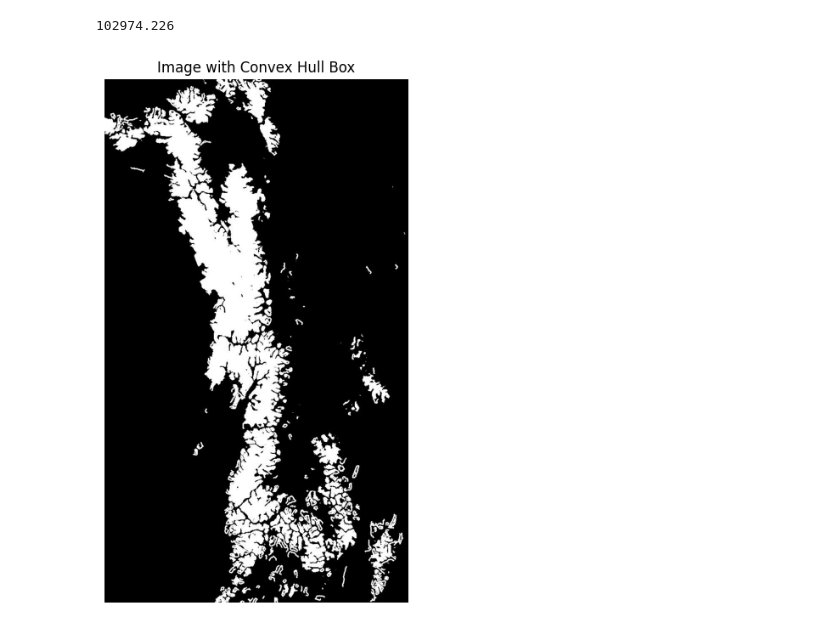
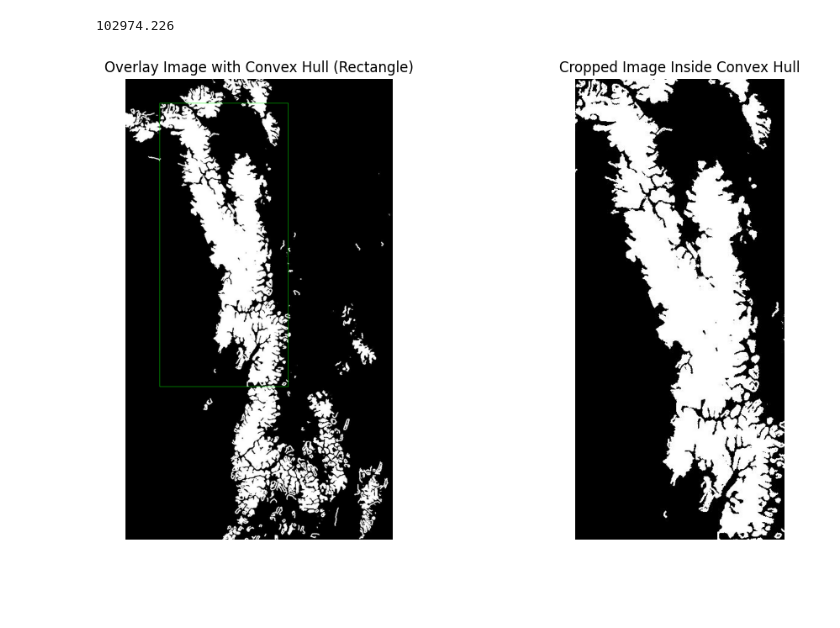
Before and after one commit to harsh125op/waterLevel, a Jupyter notebook: 3_POC_Feature_Extraction.ipynb, the cells around one changed output. Cells and saved outputs as stored; diff of their text form; code cells hidden in the pictures; blank space fills up the shorter version.

```diff
--- a/3_POC_Feature_Extraction.ipynb
+++ b/3_POC_Feature_Extraction.ipynb
@@ -91,63 +84,111 @@ Feature_2(path)
 # %%
-#Frobius on Glacier part
-def Feature_3(image_path):
+
+def crop(image_path):
     """
-    Applies convex hull processing to the input image and overlays a 4-cornered green box
-    around the convex hull, ensuring it covers the major portion of the image.
+    Applies convex hull processing to the input image, crops the region inside the convex hull,
+    shows the overlay image and cropped image side by side in subplots, and returns the cropped image.
 
     Parameters:
         image_path (str): Path to the image file.
 
     Returns:
-        np.ndarray: Original image with the convex hull box overlaid.
+        np.ndarray: Cropped image inside the convex hull.
     """
     # Load the image
     image = np.array(Image.open(image_path))
     if image.ndim == 3:  # If it's an RGB image
         gray_image = rgb2gray(image)  # Convert to grayscale
     else:
         gray_image = image  # If already grayscale
 
     # Binarize the image using Otsu's threshold
     threshold = threshold_otsu(gray_image)
     binary_image = gray_image >= threshold  # Convert to binary (foreground/background)
 
-    # Get the coordinates of all foreground (white) pixels
-    foreground_coords = np.column_stack(np.where(binary_image))
+    # Label connected components (foreground objects)
+    labeled_image, num_labels = label(binary_image, connectivity=2, return_num=True)
 
-    # Compute the convex hull of the foreground pixels
-    if len(foreground_coords) < 3:  # Edge case: if no foreground, return original image
-        return image
+    # Calculate properties of the labeled regions (connected components)
+    regions = regionprops(labeled_image)
 
-    hull = ConvexHull(foreground_coords)
+    # Find the region with the largest area (most significant region)
+    largest_region = max(regions, key=lambda r: r.area)
+
+    # Get the coordinates of the largest region
+    largest_region_coords = largest_region.coords
+
+    # Compute the convex hull of the largest region's coordinates
+    hull = ConvexHull(largest_region_coords)
 
     # Get the vertices of the convex hull
-    hull_points = foreground_coords[hull.vertices]
+    hull_points = largest_region_coords[hull.vertices]
 
-    # Create a bounding box (4-cornered box) around the convex hull
+    # Create a mask from the convex hull
+    mask = np.zeros_like(binary_image, dtype=bool)
+    rr, cc = polygon(hull_points[:, 0], hull_points[:, 1], mask.shape)
+    mask[rr, cc] = True
+
+     # Create a bounding box (4-cornered box) around the convex hull
     min_row, min_col = hull_points.min(axis=0)
     max_row, max_col = hull_points.max(axis=0)
     box_corners = np.array([[min_row, min_col],
                             [min_row, max_col],
                             [max_row, max_col],
                             [max_row, min_col]])
 
     # Overlay the green box on the original image
     overlay_image = image.copy()
     if image.ndim == 2:  # Convert grayscale to RGB for visualization
         overlay_image = np.stack([overlay_image] * 3, axis=-1)
 
+    # Draw the box
+    for i in range(len(box_corners)):
+        start = box_corners[i]
+        end = box_corners[(i + 1) % len(box_corners)]  # Next corner (wrap around)
+        rr, cc = draw_line(start[0], start[1], end[0], end[1])
+        overlay_image[rr, cc] = [0, 255, 0]  # Green color for the box
+    # Overlay the green box on the original image
+    overlay_image = image.copy()
+    if image.ndim == 2:  # Convert grayscale to RGB for visualization
+        overlay_image = np.stack([overlay_image] * 3, axis=-1)
+
+    # Draw the box
+    for i in range(len(box_corners)):
+        start = box_corners[i]
+        end = box_corners[(i + 1) % len(box_corners)]  # Next corner (wrap around)
+        rr, cc = draw_line(start[0], start[1], end[0], end[1])
+        overlay_image[rr, cc] = [0, 255, 0]  # Green color for the box
+
+    # Use the mask to extract the region inside the convex hull
+    cropped_image = image[int(min_row):int(max_row), int(min_col):int(max_col)]
+
+    # Create subplot with 2 images side by side
+    plt.figure(figsize=(12, 6))  # Adjusted figure size for better clarity
+
+    # Plot the overlay image with convex hull rectangle
+    plt.subplot(1, 2, 1)  # (rows, cols, position)
+    plt.imshow(overlay_image)
+    plt.title('Overlay Image with Convex Hull (Rectangle)')
+    plt.axis('off')
+
+    # Plot the cropped image
+    plt.subplot(1, 2, 2)  # (rows, cols, position)
+    plt.imshow(cropped_image)
+    plt.title('Cropped Image Inside Convex Hull')
+    plt.axis('off')
+
+    # Show the subplots
+    plt.tight_layout()
+    plt.show()
+
+    # Save the cropped image as a new file
+    cropped_image_pil = Image.fromarray(cropped_image)
+    cropped_image_pil.save("cropped_image_with_hull.png")
+
+    # Return the cropped image
+    return cropped_image
 
 
-    # Plot the result
-    plt.figure(figsize=(8, 8))
-    plt.imshow(overlay_image)
-    plt.title('Image with Convex Hull Box')
-    plt.axis('off')
-    plt.show()
-
-    return overlay_image
-
-Feature_3(path)
+crop=crop(path)
 # %% [output]
-[figure, old version]
+[figure, new version]
```
Also changed, not shown: parts of 6 cells of this notebook, 1 other file.
